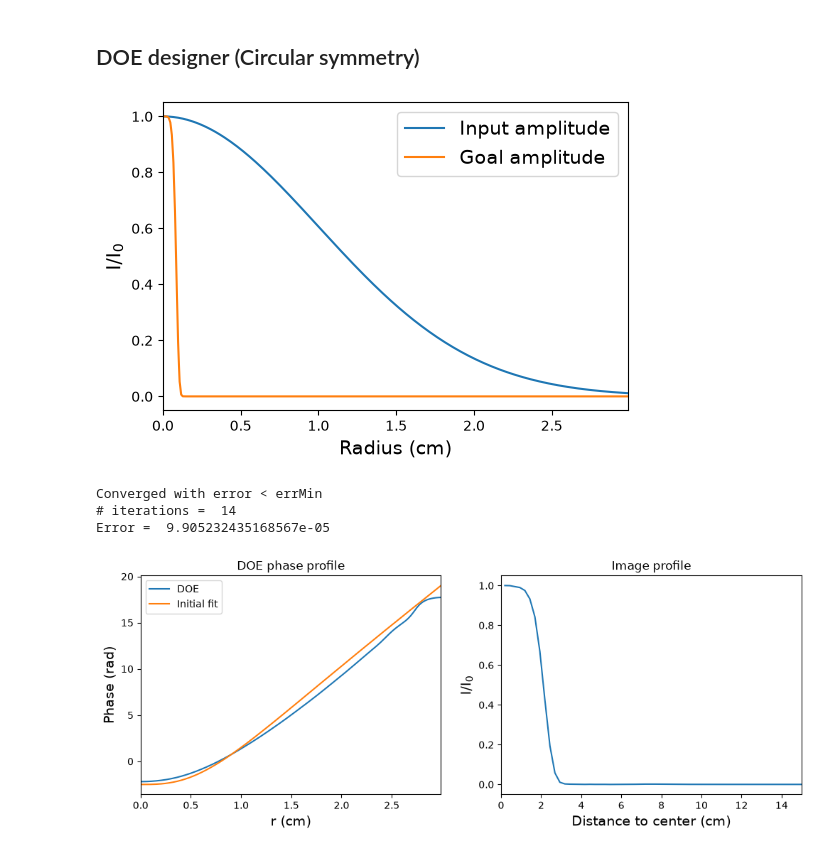
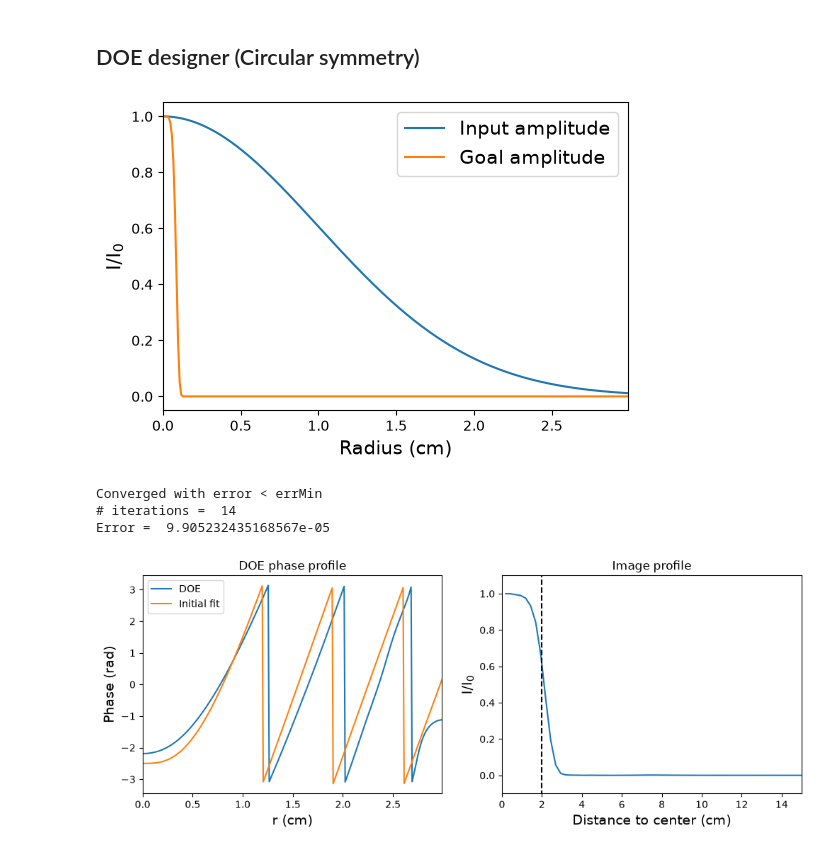
Before and after one commit to mlimonv12/MPTH-project, a Jupyter notebook: circular_symmetry.ipynb, the cells around one changed output. Drawn from its saved outputs; the diff is of its cells as text; code cells hidden in the pictures.

Commit message:
Corrected figure format

```diff
--- a/circular_symmetry.ipynb
+++ b/circular_symmetry.ipynb
@@ -164,12 +164,18 @@ class GS_DOE:
     def makeDOE(self):
         self.DOE = GerchbergSaxton(self.inputAmp, self.goalProfile, self.transformer, radius = self.rmax, maxiter = 10000)
 
-    def showResults(self):
+    def showResults(self, wrapped = False):
         fig, axs = plt.subplots(1, 2, figsize = (12, 4))
 
-        testfit = [8*item*1e2 * (item*1e2)**2 / ((item * 1e2)**2 + 1) - 2.5 for item in self.r]
-        axs[0].plot(self.r*1e2, np.unwrap(np.angle(self.DOE)), label = "DOE")
-        axs[0].plot(self.r*1e2, testfit, label = "Initial fit")
+        testfit = np.array([8*item*1e2 * (item*1e2)**2 / ((item * 1e2)**2 + 1) - 2.5 for item in self.r])
+
+        if wrapped:
+            axs[0].plot(self.r*1e2, np.angle(self.DOE), label = "DOE")
+            testfit = (testfit + np.pi) % (2 * np.pi) - np.pi
+            axs[0].plot(self.r*1e2, testfit, label = "Initial fit")
+        else:
+            axs[0].plot(self.r*1e2, np.unwrap(np.angle(self.DOE)), label = "DOE")
+            axs[0].plot(self.r*1e2, testfit, label = "Initial fit")
         axs[0].set_title("DOE phase profile")
         axs[0].set_xlabel("r (cm)", fontsize = 14)
         axs[0].set_ylabel("Phase (rad)", fontsize = 14)
@@ -188,6 +194,8 @@ class GS_DOE:
         axs[1].set_xlabel("Distance to center (cm)", fontsize = 14)
         axs[1].set_ylabel("I/I$_0$", fontsize = 14)
         axs[1].set_xlim(0, max(self.rho*100/5))
+        axs[1].set_ylim(-0.1, 1.1)
+        axs[1].vlines(self.wgoal*1e2, -0.2, 1.2, ls = "--", color = "black")
         fig.show()
 
     def getDOE(self):
@@ -197,23 +205,23 @@ class GS_DOE:
 # %%
 f = 300e9 # Hz
 
 params = {
     "fl": 15e-2, # cm
     "wl": 3e8/f,
     "rmax": 30e-2, # cm
     "N": 300,
     "w0": 0.01, # cm
     "wgoal": 0.02 # cm
 }
 
 DOE_maker = GS_DOE(params)
 DOE_maker.makeProfiles(p = 3)
 DOE_maker.showInputs()
 DOE_maker.makeDOE()
-DOE_maker.showResults()
+DOE_maker.showResults(wrapped = True)
 # %% [output]
 [figure]
 Converged with error < errMin
 # iterations =  14
 Error =  9.905232435168567e-05
-[figure, old version]
+[figure, new version]
```
